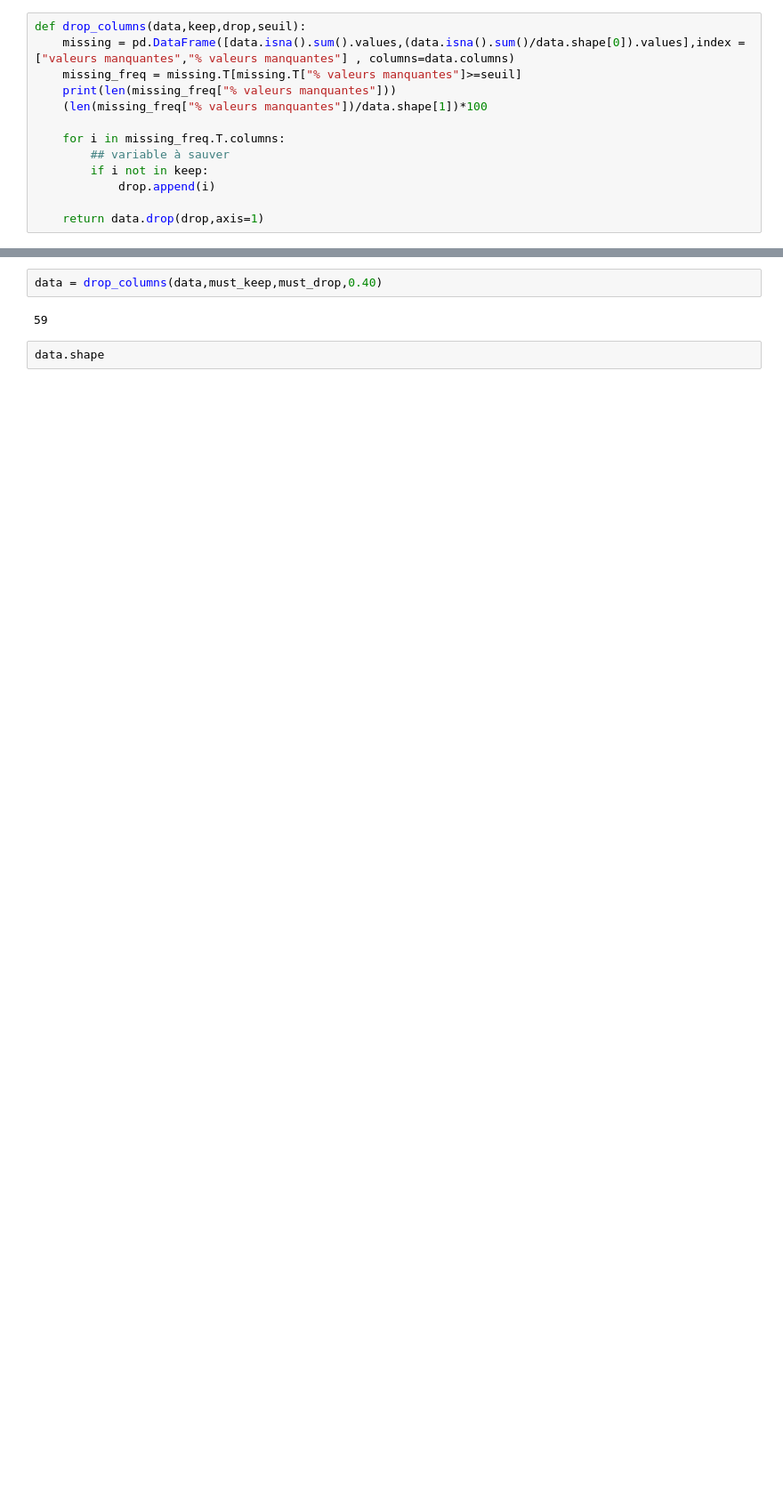
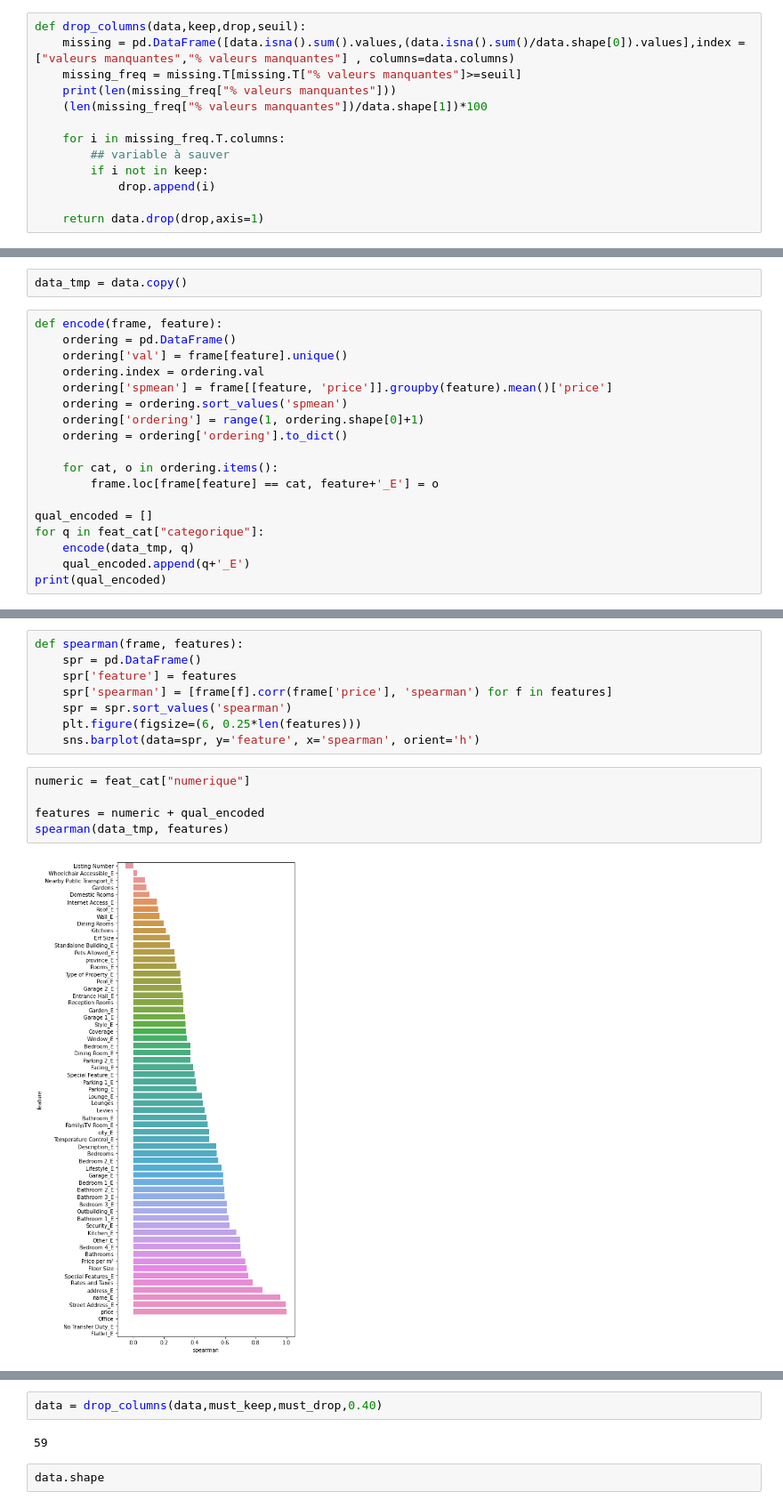
Before and after one commit to TokyAxel/MLProject, a Jupyter notebook: House pricing prediction/Notebooks/Data_preprocessing/Preprocessing_(missing_value,outliers,encoding).ipynb, the cells around one changed output, grey strips where cells are left out. Shown at 89% size. Drawn from its saved outputs; the diff is of its cells as text; blank space fills up the shorter version.

```diff
--- a/House pricing prediction/Notebooks/Data_preprocessing/Preprocessing_(missing_value,outliers,encoding).ipynb
+++ b/House pricing prediction/Notebooks/Data_preprocessing/Preprocessing_(missing_value,outliers,encoding).ipynb
@@ -100,0 +103,20 @@ def drop_columns(data,keep,drop,seuil):
+# %%
+data_tmp = data.copy()
+# %%
+def encode(frame, feature):
+    ordering = pd.DataFrame()
+    ordering['val'] = frame[feature].unique()
+    ordering.index = ordering.val
+    ordering['spmean'] = frame[[feature, 'price']].groupby(feature).mean()['price']
+    ordering = ordering.sort_values('spmean')
+    ordering['ordering'] = range(1, ordering.shape[0]+1)
+    ordering = ordering['ordering'].to_dict()
+
+    for cat, o in ordering.items():
+        frame.loc[frame[feature] == cat, feature+'_E'] = o
+
+qual_encoded = []
+for q in feat_cat["categorique"]:
+    encode(data_tmp, q)
+    qual_encoded.append(q+'_E')
+print(qual_encoded)
@@ -100,0 +127,15 @@ def drop_columns(data,keep,drop,seuil):
+# %%
+def spearman(frame, features):
+    spr = pd.DataFrame()
+    spr['feature'] = features
+    spr['spearman'] = [frame[f].corr(frame['price'], 'spearman') for f in features]
+    spr = spr.sort_values('spearman')
+    plt.figure(figsize=(6, 0.25*len(features)))
+    sns.barplot(data=spr, y='feature', x='spearman', orient='h')
+# %%
+numeric = feat_cat["numerique"]
+
+features = numeric + qual_encoded
+spearman(data_tmp, features)
+# %% [output]
+[figure, added]
```
Also changed, not shown: parts of 18 cells of this notebook, 10 other files.
